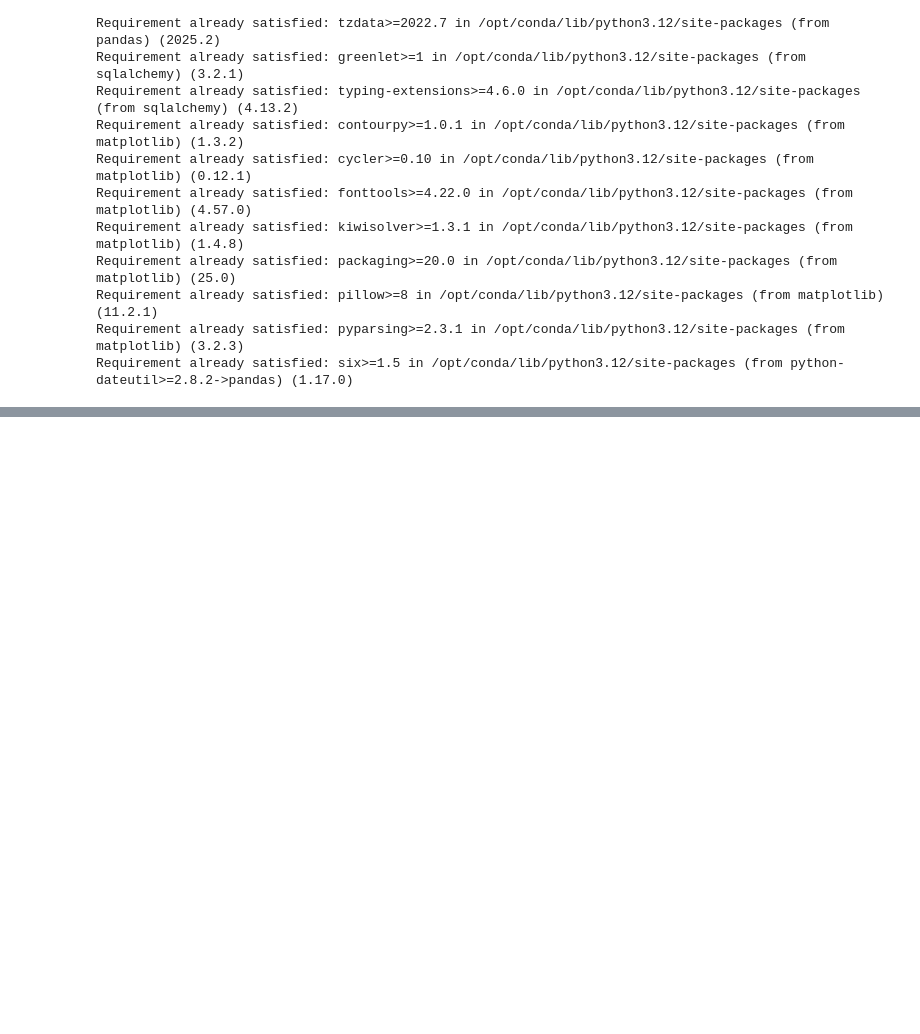
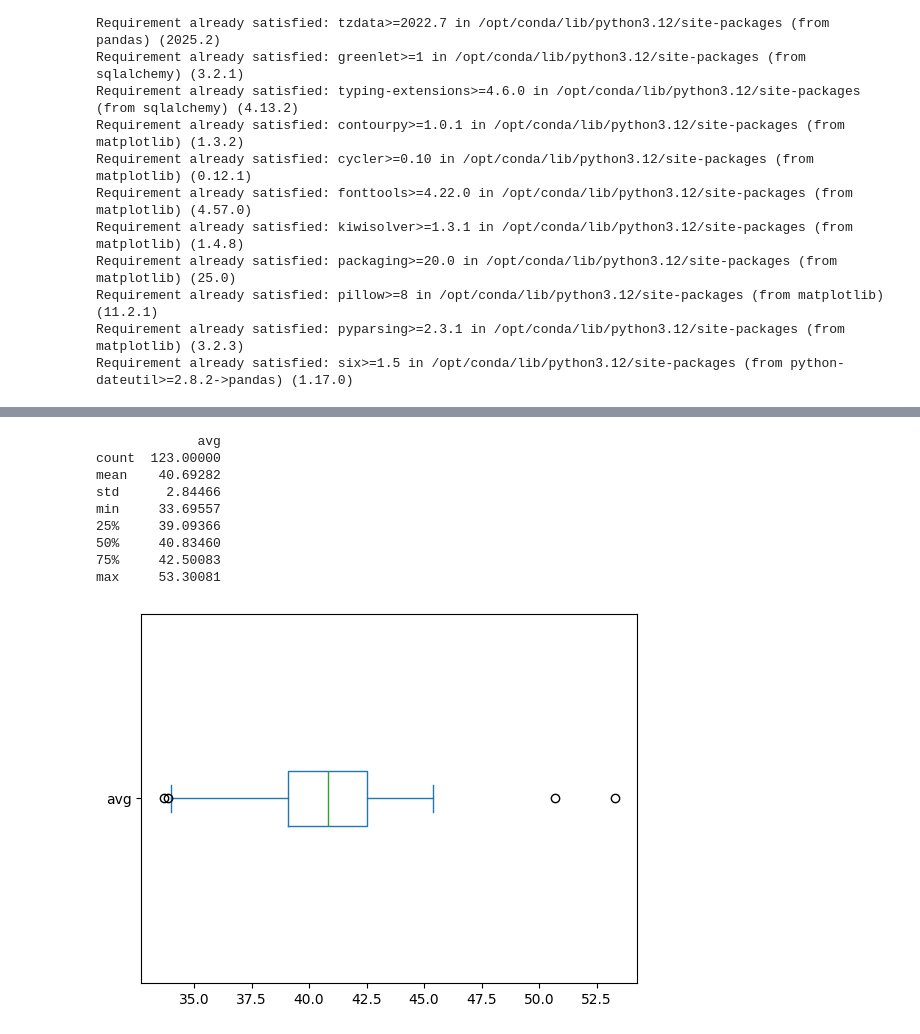
Before and after one commit to viruskizz/42bangkok-datascience-piscine, a Jupyter notebook: ds02/ex02/mustache.ipynb, the cells around one changed output, grey strips where cells are left out. Cells and saved outputs as stored; diff of their text form; code cells hidden in the pictures; blank space fills up the shorter version.

```diff
--- a/ds02/ex02/mustache.ipynb
+++ b/ds02/ex02/mustache.ipynb
@@ -89,0 +97,37 @@ plt.show()
+# %%
+""" Average basket price per user """
+query = """
+    SELECT AVG(purchase) as avg, date
+    FROM (
+        SELECT
+            event_time::date AS date,
+            user_id AS uid,
+            SUM(price) AS purchase
+        FROM customers
+        WHERE event_time between '2022-10-01' AND '2023-02-28'
+            AND event_type = 'purchase'
+        GROUP BY date, user_id
+        ORDER BY date ASC
+    )
+    GROUP BY date
+    ORDER BY date ASC
+"""
+df = pd.read_sql(query, db_conn)
+print(df.describe().apply(lambda s: s.apply('{0:.5f}'.format)))
+ax = df.plot(
+    kind='box',
+    column='avg',
+    vert=False,
+)
+plt.show()
+# %% [output]
+             avg
+count  123.00000
+mean    40.69282
+std      2.84466
+min     33.69557
+25%     39.09366
+50%     40.83460
+75%     42.50083
+max     53.30081
+[figure, added]
```
Also changed, not shown: parts of 3 cells of this notebook, 3 other files.
